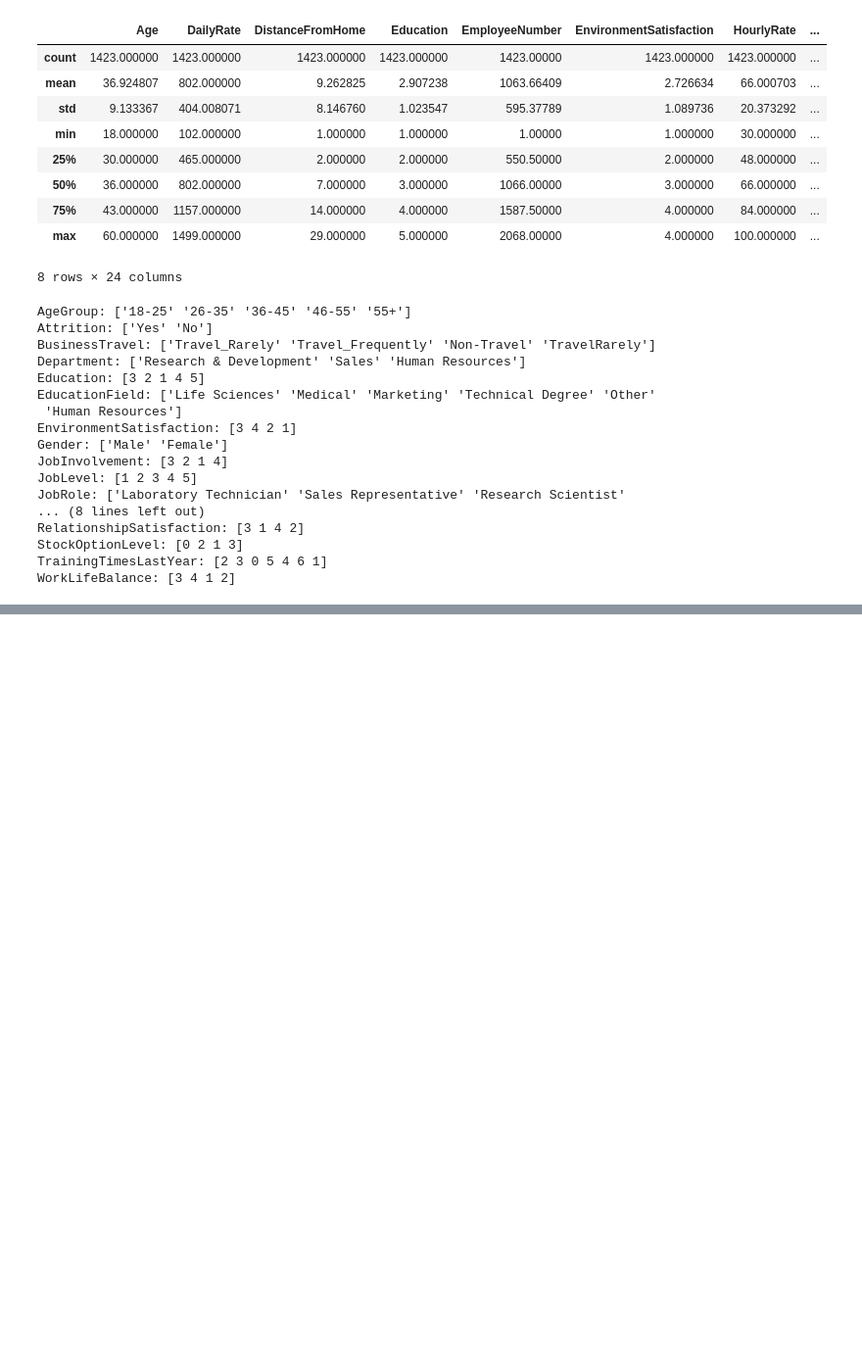
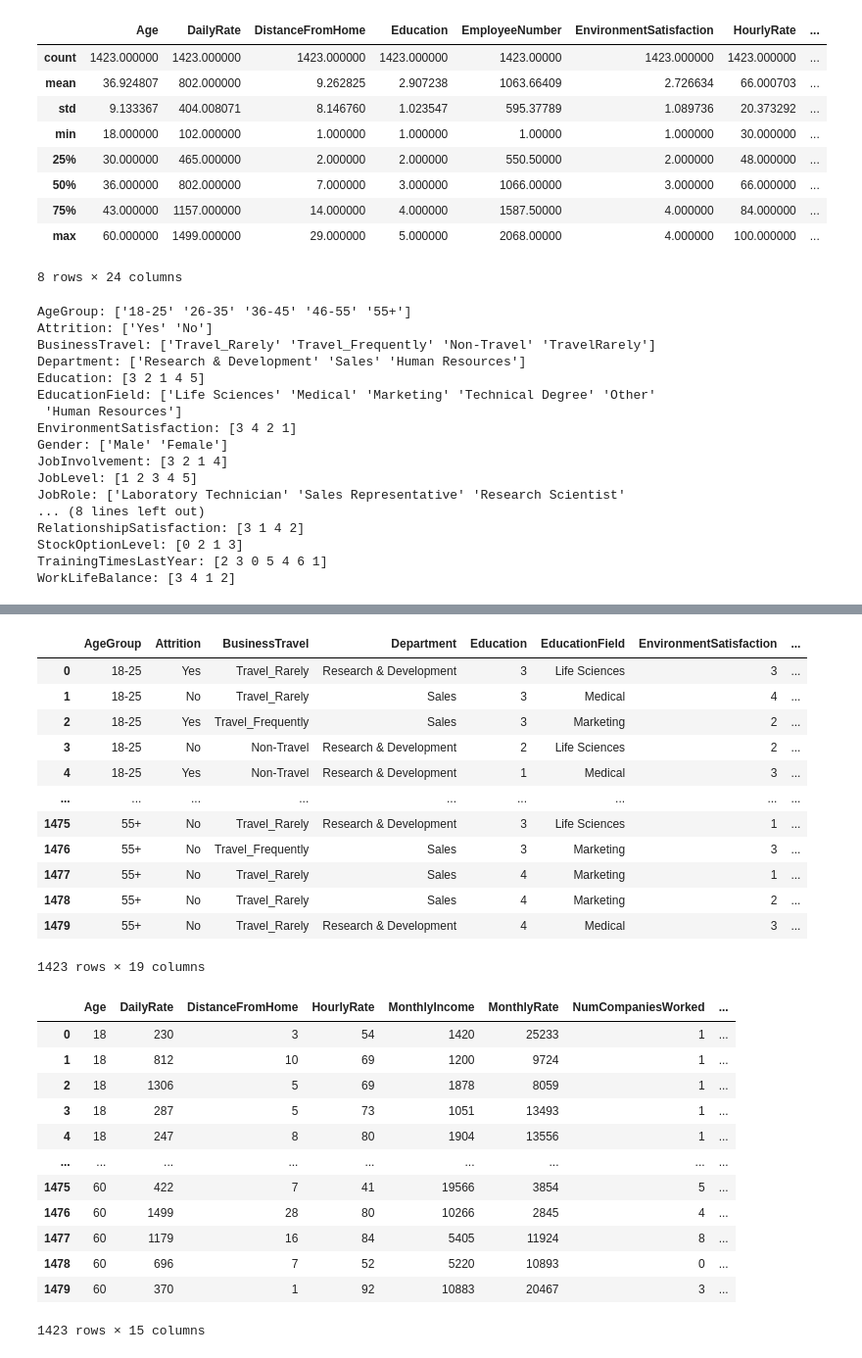
Before and after one commit to SethMoffat/Project_1, a Jupyter notebook: explore.ipynb, the cells around one changed output, grey strips where cells are left out. Shown at 98% size. Drawn from its saved outputs; the diff is of its cells as text; code cells hidden in the pictures; blank space fills up the shorter version.

```diff
--- a/explore.ipynb
+++ b/explore.ipynb
@@ -96,4 +115,4 @@ StockOptionLevel: [0 2 1 3]
 TrainingTimesLastYear: [2 3 0 5 4 6 1]
 WorkLifeBalance: [3 4 1 2]
 # %%
-df["ProportionAtCompany"] = df["YearsAtCompany"] / df["TotalWorkingYears"]
+df["ProportionAtCompany"] = np.where(df["TotalWorkingYears"] == 0, 1, df["YearsAtCompany"] / df["TotalWorkingYears"])
@@ -100,9 +133,54 @@ df["ProportionAtCompany"] = df["YearsAtCompany"] / df["TotalWorkingYears"]
 # %%
+'''
 cat_cols = ['AgeGroup', 'Attrition', 'BusinessTravel', 'Department',
-                    'Education', 'EducationField', 'EnvironmentSatisfaction',
-                    'Gender', 'JobInvolvement', 'JobLevel', 'JobRole',
-                    'JobSatisfaction', 'MaritalStatus', 'SalarySlab',
-                    'OverTime', 'PerformanceRating', 'RelationshipSatisfaction',
-                    'StockOptionLevel', 'TrainingTimesLastYear', 'WorkLifeBalance']
+            'Education', 'EducationField', 'EnvironmentSatisfaction',
+            'Gender', 'JobInvolvement', 'JobLevel', 'JobRole',
+            'JobSatisfaction', 'MaritalStatus', 'SalarySlab',
+            'OverTime', 'PerformanceRating', 'RelationshipSatisfaction',
+            'StockOptionLevel', 'TrainingTimesLastYear', 'WorkLifeBalance']
 num_cols = [col for col in df.columns if col not in cat_cols]
+'''
+
+cat_cols = ['AgeGroup', 'Attrition', 'BusinessTravel', 'Department',
+            'Education', 'EducationField', 'EnvironmentSatisfaction',
+            'Gender', 'JobInvolvement', 'JobLevel', 'JobRole',
+            'JobSatisfaction', 'MaritalStatus', 'SalarySlab',
+            'OverTime', 'PerformanceRating', 'RelationshipSatisfaction',
+            'StockOptionLevel', 'WorkLifeBalance']
+
+num_cols = ['Age', 'DailyRate', 'DistanceFromHome',
+            'HourlyRate', 'MonthlyIncome', 'MonthlyRate',
+            'NumCompaniesWorked', 'PercentSalaryHike', 'TotalWorkingYears',
+            'TrainingTimesLastYear', 'YearsAtCompany', 'YearsInCurrentRole',
+            'YearsSinceLastPromotion', 'YearsWithCurrManager', 'ProportionAtCompany']
+# %%
+display(df[cat_cols])
+display(df[num_cols])
+# %% [output]
+|  | AgeGroup | Attrition | BusinessTravel | Department | Education | EducationField | EnvironmentSatisfaction | ... |
+| 0 | 18-25 | Yes | Travel_Rarely | Research & Development | 3 | Life Sciences | 3 | ... |
+| 1 | 18-25 | No | Travel_Rarely | Sales | 3 | Medical | 4 | ... |
+| 2 | 18-25 | Yes | Travel_Frequently | Sales | 3 | Marketing | 2 | ... |
+| 3 | 18-25 | No | Non-Travel | Research & Development | 2 | Life Sciences | 2 | ... |
+| 4 | 18-25 | Yes | Non-Travel | Research & Development | 1 | Medical | 3 | ... |
+| ... | ... | ... | ... | ... | ... | ... | ... | ... |
+| 1475 | 55+ | No | Travel_Rarely | Research & Development | 3 | Life Sciences | 1 | ... |
+| 1476 | 55+ | No | Travel_Frequently | Sales | 3 | Marketing | 3 | ... |
+| 1477 | 55+ | No | Travel_Rarely | Sales | 4 | Marketing | 1 | ... |
+| 1478 | 55+ | No | Travel_Rarely | Sales | 4 | Marketing | 2 | ... |
+| 1479 | 55+ | No | Travel_Rarely | Research & Development | 4 | Medical | 3 | ... |
+1423 rows × 19 columns
+|  | Age | DailyRate | DistanceFromHome | HourlyRate | MonthlyIncome | MonthlyRate | NumCompaniesWorked | ... |
+| 0 | 18 | 230 | 3 | 54 | 1420 | 25233 | 1 | ... |
+| 1 | 18 | 812 | 10 | 69 | 1200 | 9724 | 1 | ... |
+| 2 | 18 | 1306 | 5 | 69 | 1878 | 8059 | 1 | ... |
+| 3 | 18 | 287 | 5 | 73 | 1051 | 13493 | 1 | ... |
+| 4 | 18 | 247 | 8 | 80 | 1904 | 13556 | 1 | ... |
+| ... | ... | ... | ... | ... | ... | ... | ... | ... |
+| 1475 | 60 | 422 | 7 | 41 | 19566 | 3854 | 5 | ... |
+| 1476 | 60 | 1499 | 28 | 80 | 10266 | 2845 | 4 | ... |
+| 1477 | 60 | 1179 | 16 | 84 | 5405 | 11924 | 8 | ... |
+| 1478 | 60 | 696 | 7 | 52 | 5220 | 10893 | 0 | ... |
+| 1479 | 60 | 370 | 1 | 92 | 10883 | 20467 | 3 | ... |
+1423 rows × 15 columns
 # %%
```
Also changed, not shown: parts of 6 cells of this notebook.
